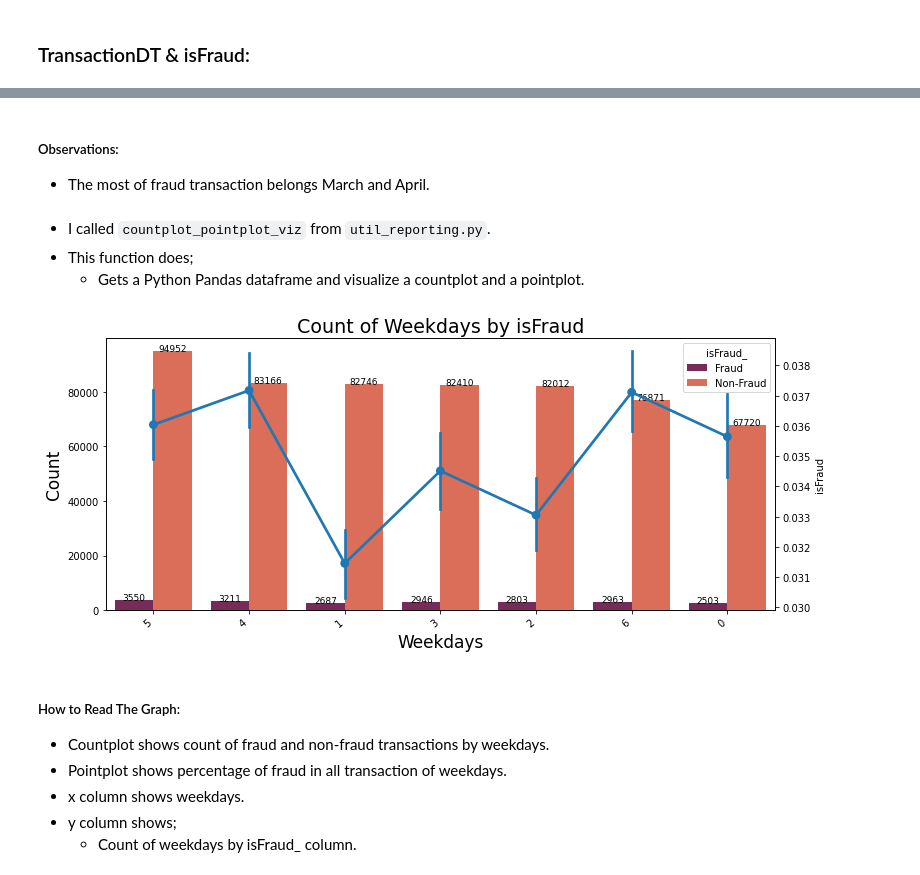
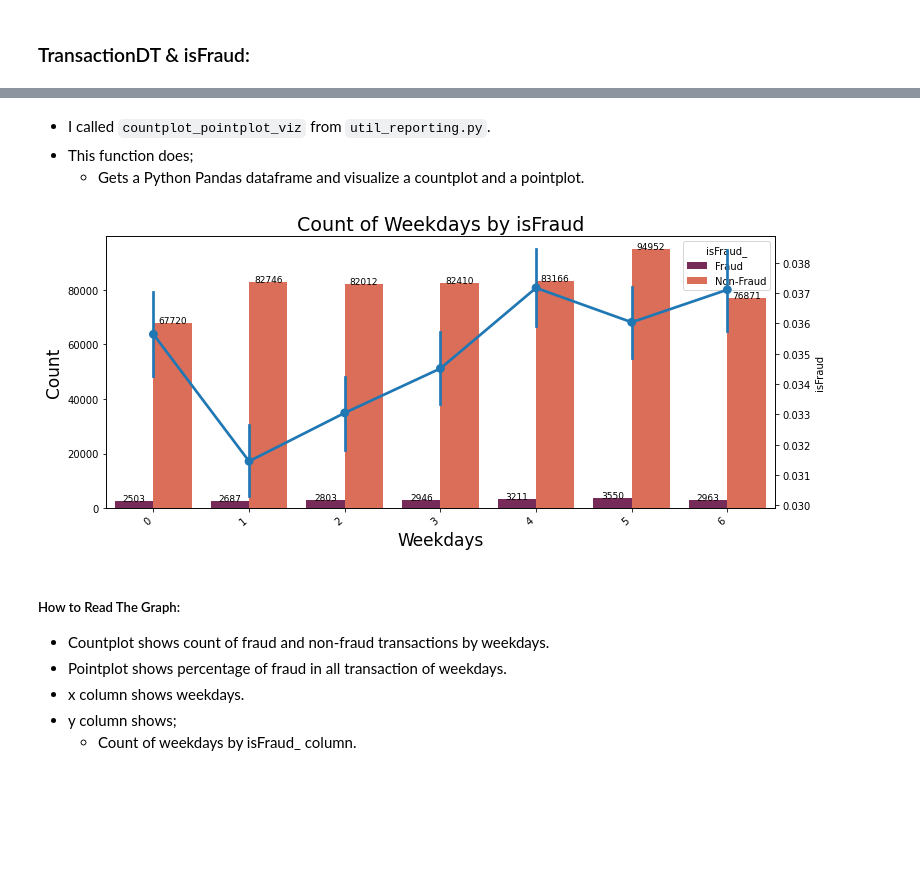
Before and after one commit to ElifKarakutukDinc/IEEE-CIS-Fraud-Detection, a Jupyter notebook: EDA.ipynb, the cells around one changed output, grey strips where cells are left out. Drawn from its saved outputs; the diff is of its cells as text; code cells hidden in the pictures; blank space fills up the shorter version.

```diff
--- a/EDA.ipynb
+++ b/EDA.ipynb
@@ -1127,29 +1111,24 @@ plt.show()
-# %% [markdown]
-##### Observations:
-* The most of fraud transaction belongs March and April.
 # %% [markdown]
 * I called `countplot_pointplot_viz` from `util_reporting.py`.
 * This function does;
     * Gets a Python Pandas dataframe and visualize a countplot and a pointplot.
 # %%
 # For seeing weekdays fraud situations:
-Weekdays = [1, 2, 3, 4, 5, 6, 0]
 filter_list = ["Fraud", "Non-Fraud"]
 countplot_pointplot_viz(
     train_transaction,
     filter_list,
     "Weekdays",
     "isFraud_",
     "isFraud",
     "Weekdays",
     "Count",
     "Count of Weekdays by isFraud",
     fontsize_text=9,
     palette="rocket",
-    order=Weekdays,
 )
 # %% [output]
-[figure, old version]
+[figure, new version]
 # %% [markdown]
 ##### How to Read The Graph:
 * Countplot shows count of fraud and non-fraud transactions by weekdays.
```
Also changed, not shown: parts of 18 cells of this notebook.
